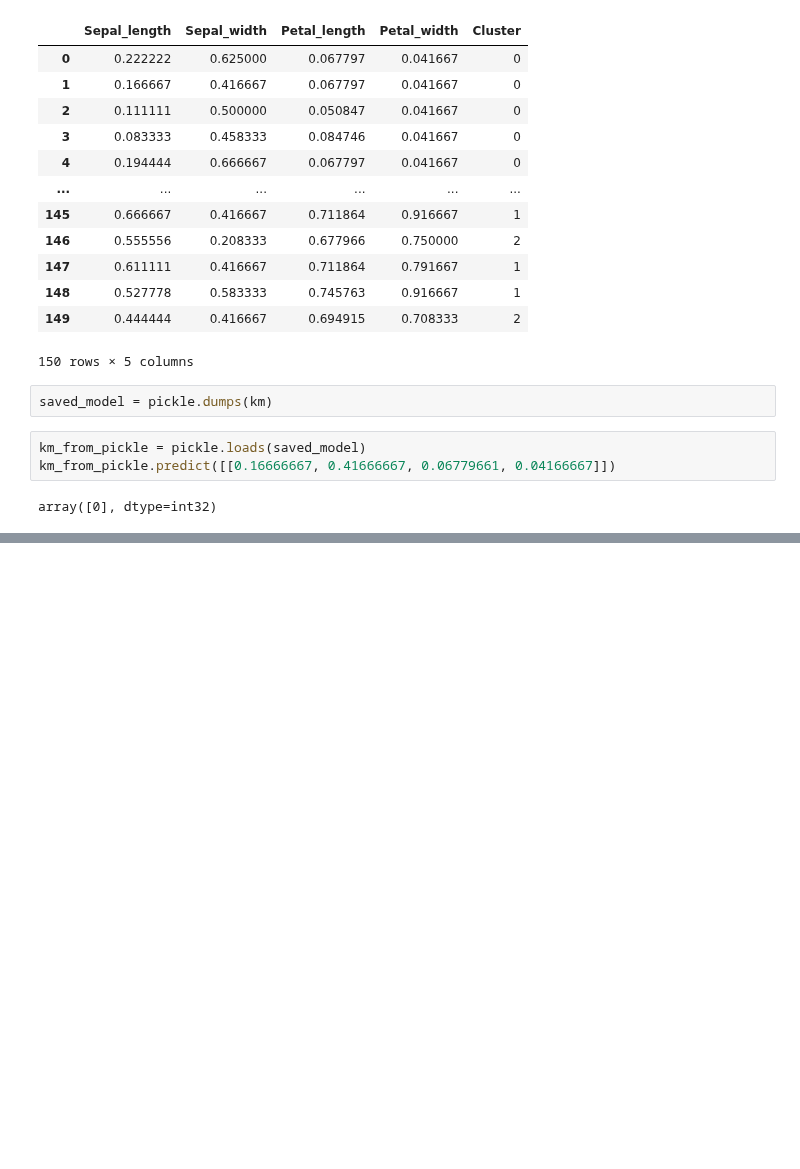
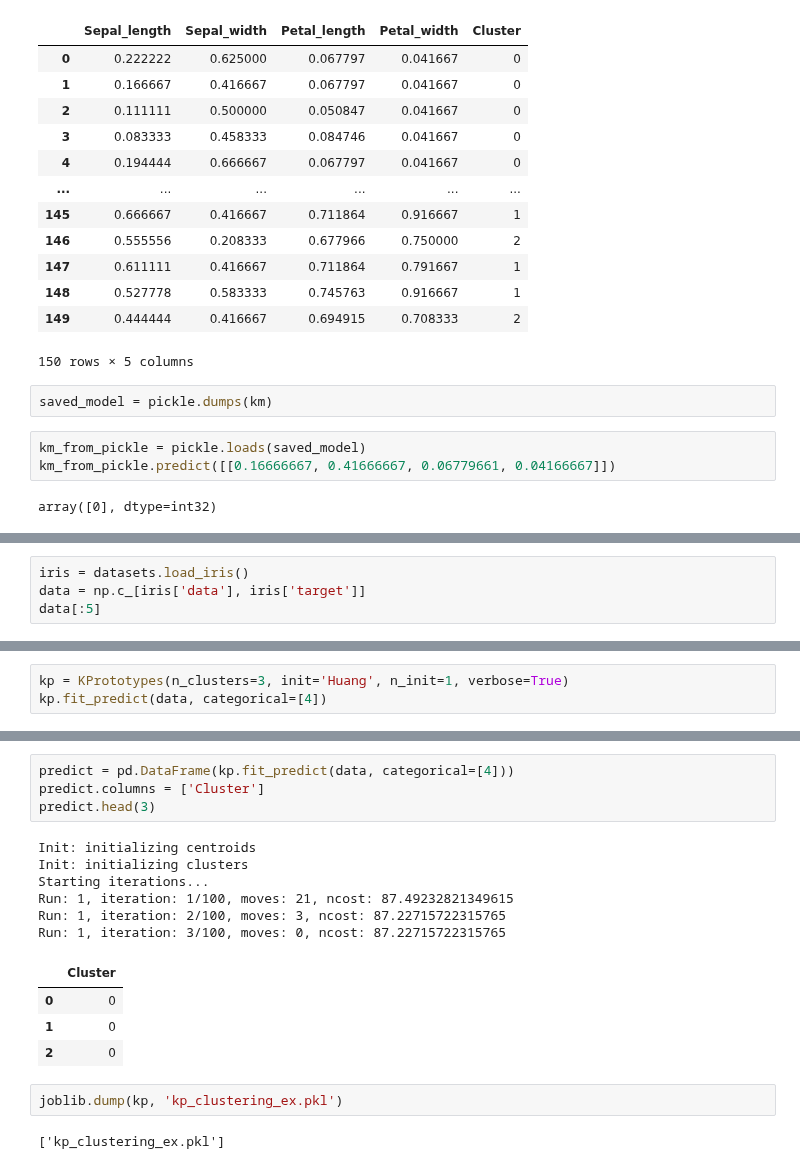
Before and after one commit to KevinTheRainmaker/ML_DL_Basics, a Jupyter notebook: Basic_Skills/Scikt_learn_serving_tutorial.ipynb, the cells around one changed output, grey strips where cells are left out. Drawn from its saved outputs; the diff is of its cells as text; blank space fills up the shorter version.

```diff
--- a/Basic_Skills/Scikt_learn_serving_tutorial.ipynb
+++ b/Basic_Skills/Scikt_learn_serving_tutorial.ipynb
@@ -131,0 +141,4 @@ array([0, 0, 0, 0, 0, 0, 0, 0, 0, 0, 0, 0, 0, 0, 0, 0, 0, 0, 0, 0, 0, 0,
+# %%
+iris = datasets.load_iris()
+data = np.c_[iris['data'], iris['target']]
+data[:5]
@@ -131,0 +151,3 @@ array([0, 0, 0, 0, 0, 0, 0, 0, 0, 0, 0, 0, 0, 0, 0, 0, 0, 0, 0, 0, 0, 0,
+# %%
+kp = KPrototypes(n_clusters=3, init='Huang', n_init=1, verbose=True)
+kp.fit_predict(data, categorical=[4])
@@ -131,0 +174,19 @@ array([0, 0, 0, 0, 0, 0, 0, 0, 0, 0, 0, 0, 0, 0, 0, 0, 0, 0, 0, 0, 0, 0,
+# %%
+predict = pd.DataFrame(kp.fit_predict(data, categorical=[4]))
+predict.columns = ['Cluster']
+predict.head(3)
+# %% [output]
+Init: initializing centroids
+Init: initializing clusters
+Starting iterations...
+Run: 1, iteration: 1/100, moves: 21, ncost: 87.49232821349615
+Run: 1, iteration: 2/100, moves: 3, ncost: 87.22715722315765
+Run: 1, iteration: 3/100, moves: 0, ncost: 87.22715722315765
+|  | Cluster |
+| 0 | 0 |
+| 1 | 0 |
+| 2 | 0 |
+# %%
+joblib.dump(kp, 'kp_clustering_ex.pkl')
+# %% [output]
+['kp_clustering_ex.pkl']
```
Also changed, not shown: parts of 9 cells of this notebook.
